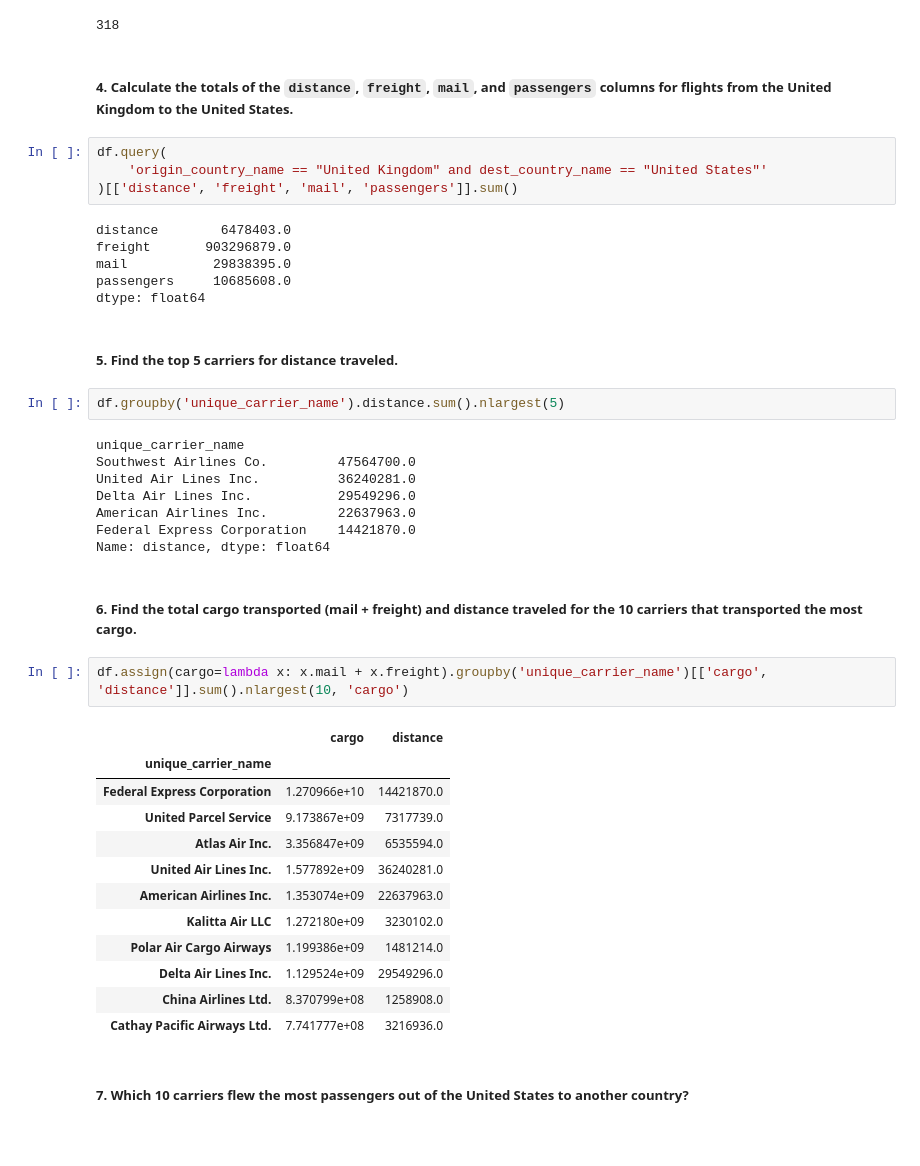
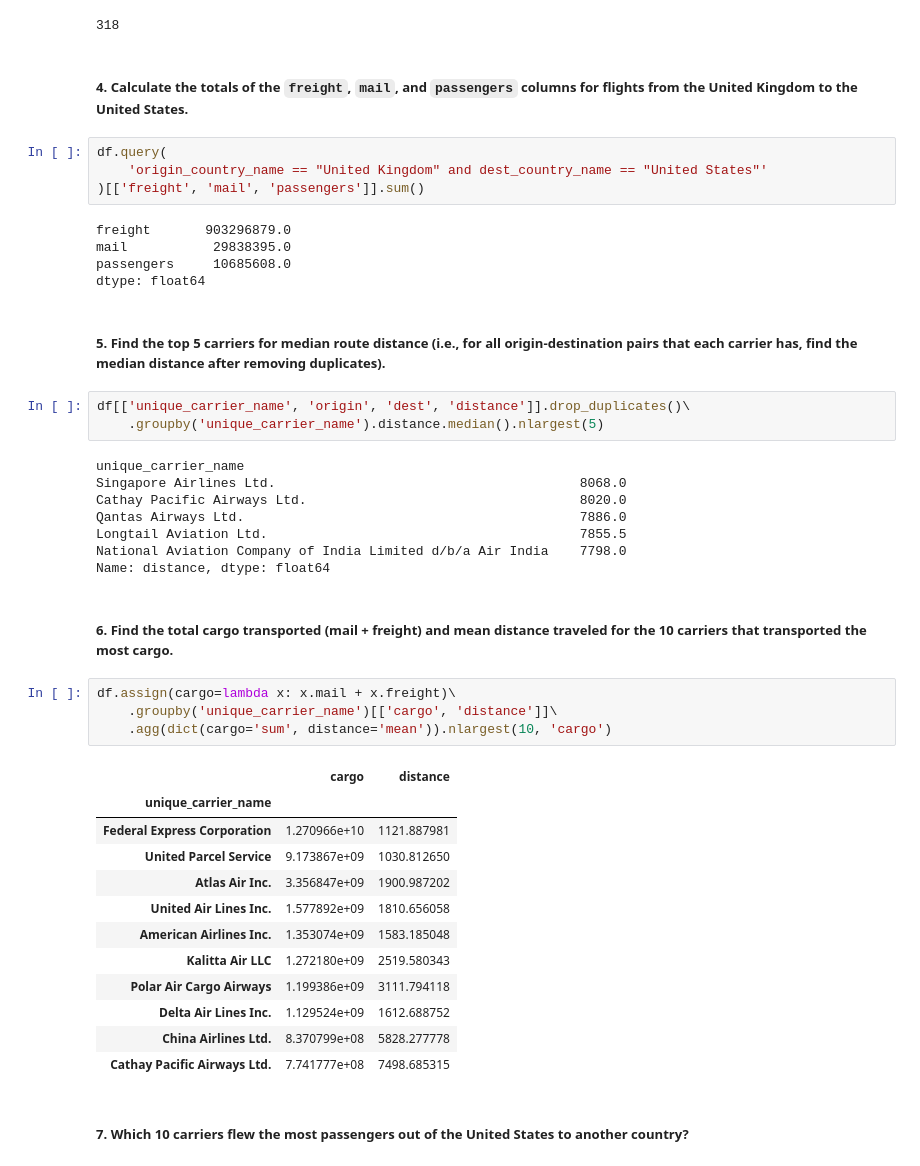
Before and after one commit to stefmolin/pandas-workshop, a Jupyter notebook: asynchronous_lab/solutions.ipynb, the cells around one changed output. Drawn from its saved outputs; the diff is of its cells as text; blank space fills up the shorter version.

```diff
--- a/asynchronous_lab/solutions.ipynb
+++ b/asynchronous_lab/solutions.ipynb
@@ -47,46 +47,48 @@ df.unique_carrier_name.nunique()
 # %% [output]
 318
 # %% [markdown]
-##### 4. Calculate the totals of the `distance`, `freight`, `mail`, and `passengers` columns for flights from the United Kingdom to the United States.
+##### 4. Calculate the totals of the `freight`, `mail`, and `passengers` columns for flights from the United Kingdom to the United States.
 # %%
 df.query(
     'origin_country_name == "United Kingdom" and dest_country_name == "United States"'
-)[['distance', 'freight', 'mail', 'passengers']].sum()
+)[['freight', 'mail', 'passengers']].sum()
 # %% [output]
-distance        6478403.0
 freight       903296879.0
 mail           29838395.0
 passengers     10685608.0
 dtype: float64
 # %% [markdown]
-##### 5. Find the top 5 carriers for distance traveled.
+##### 5. Find the top 5 carriers for median route distance (i.e., for all origin-destination pairs that each carrier has, find the median distance after removing duplicates).
 # %%
-df.groupby('unique_carrier_name').distance.sum().nlargest(5)
+df[['unique_carrier_name', 'origin', 'dest', 'distance']].drop_duplicates()\
+    .groupby('unique_carrier_name').distance.median().nlargest(5)
 # %% [output]
 unique_carrier_name
-Southwest Airlines Co.         47564700.0
-United Air Lines Inc.          36240281.0
-Delta Air Lines Inc.           29549296.0
-American Airlines Inc.         22637963.0
-Federal Express Corporation    14421870.0
+Singapore Airlines Ltd.                                       8068.0
+Cathay Pacific Airways Ltd.                                   8020.0
+Qantas Airways Ltd.                                           7886.0
+Longtail Aviation Ltd.                                        7855.5
+National Aviation Company of India Limited d/b/a Air India    7798.0
 Name: distance, dtype: float64
 # %% [markdown]
-##### 6. Find the total cargo transported (mail + freight) and distance traveled for the 10 carriers that transported the most cargo.
+##### 6. Find the total cargo transported (mail + freight) and mean distance traveled for the 10 carriers that transported the most cargo.
 # %%
-df.assign(cargo=lambda x: x.mail + x.freight).groupby('unique_carrier_name')[['cargo', 'distance']].sum().nlargest(10, 'cargo')
+df.assign(cargo=lambda x: x.mail + x.freight)\
+    .groupby('unique_carrier_name')[['cargo', 'distance']]\
+    .agg(dict(cargo='sum', distance='mean')).nlargest(10, 'cargo')
 # %% [output]
 |  | cargo | distance |
 | unique_carrier_name |  |  |
-| Federal Express Corporation | 1.270966e+10 | 14421870.0 |
-| United Parcel Service | 9.173867e+09 | 7317739.0 |
-| Atlas Air Inc. | 3.356847e+09 | 6535594.0 |
-| United Air Lines Inc. | 1.577892e+09 | 36240281.0 |
-| American Airlines Inc. | 1.353074e+09 | 22637963.0 |
-| Kalitta Air LLC | 1.272180e+09 | 3230102.0 |
-| Polar Air Cargo Airways | 1.199386e+09 | 1481214.0 |
-| Delta Air Lines Inc. | 1.129524e+09 | 29549296.0 |
-| China Airlines Ltd. | 8.370799e+08 | 1258908.0 |
-| Cathay Pacific Airways Ltd. | 7.741777e+08 | 3216936.0 |
+| Federal Express Corporation | 1.270966e+10 | 1121.887981 |
+| United Parcel Service | 9.173867e+09 | 1030.812650 |
+| Atlas Air Inc. | 3.356847e+09 | 1900.987202 |
+| United Air Lines Inc. | 1.577892e+09 | 1810.656058 |
+| American Airlines Inc. | 1.353074e+09 | 1583.185048 |
+| Kalitta Air LLC | 1.272180e+09 | 2519.580343 |
+| Polar Air Cargo Airways | 1.199386e+09 | 3111.794118 |
+| Delta Air Lines Inc. | 1.129524e+09 | 1612.688752 |
+| China Airlines Ltd. | 8.370799e+08 | 5828.277778 |
+| Cathay Pacific Airways Ltd. | 7.741777e+08 | 7498.685315 |
 # %% [markdown]
 ##### 7. Which 10 carriers flew the most passengers out of the United States to another country?
 # %%
```
Also changed, not shown: parts of 1 cell of this notebook, 1 other file.
